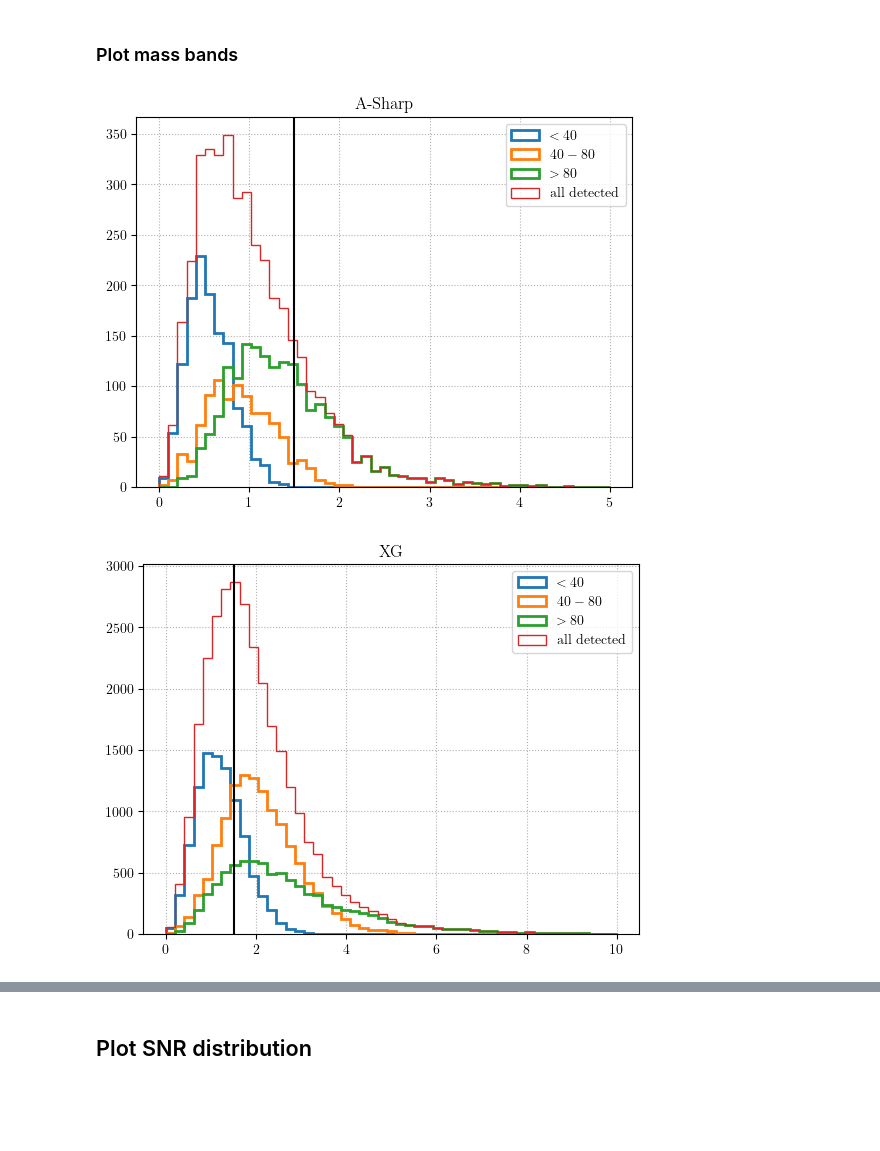
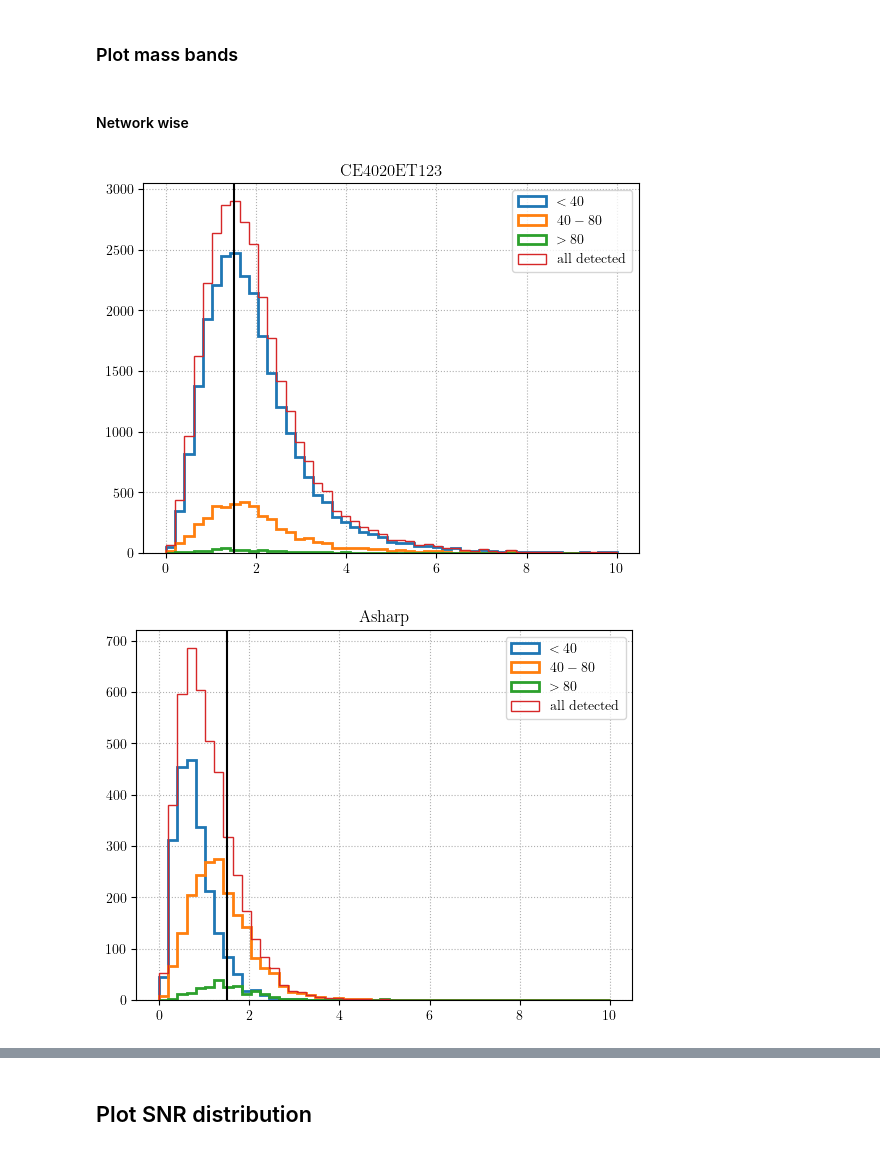
Before and after one commit to divyajyoti09/next_gen_detect, a Jupyter notebook: A-sharp_z_peak_mapping/Paper1_plots_extra.ipynb, the cells around one changed output, grey strips where cells are left out. Saved outputs shown, nothing was run; the diff lists cells and outputs as text; code cells hidden in the pictures; blank space fills up the shorter version.

```diff
--- a/A-sharp_z_peak_mapping/Paper1_plots_extra.ipynb
+++ b/A-sharp_z_peak_mapping/Paper1_plots_extra.ipynb
@@ -106,7 +106,14 @@ plot_labels = {'CE4020ET123':'XG',
                'O5c': 'O5c',
                'MD': 'MD',
                'MDhigh': 'MD\\textsubscript{high}',
-               'MDlow': 'MD\\textsubscript{low}'}
+               'MDlow': 'MD\\textsubscript{low}',
+               'total': 'All',
+               'below_40': '$M < 40$',
+               '40-80': '$40 < M < 80$',
+               'above_80': '$M > 80$',
+               '<40': '$M < 40$',
+               '40-80': '$40 < M < 80$',
+               '>80': '$M > 80$'}
 # %%
 true_params = {'MD':{'gamma':1.8032, 'kappa':5.3023, 'z_peak':1.8362},
                'MDhigh':{'gamma':1.7982, 'kappa':5.3226, 'z_peak':2.4199},
@@ -114,10 +121,10 @@ true_params = {'MD':{'gamma':1.8032, 'kappa':5.3023, 'z_peak':1.8362},
 for MDmodel in true_params.keys():
     true_params[MDmodel]['z_peak_new'] = z_peak_new(**true_params[MDmodel])
 # %%
-gwpop_run_strs = {'MD':{'CE4020ET123':{'total':'run22',
-                                       'below_40':'run08',
-                                       '40-80':'run06',
-                                       'above_80':'run09'},
+gwpop_run_strs = {'MD':{'CE4020ET123':{'total':'run25',
+                                       'below_40':'run11',
+                                       '40-80':'run09',
+                                       'above_80':'run10'},
                         'Asharp':{'total':'run17',
                                   'below_40':'run06',
                                   '40-80':'run05',
@@ -264,9 +271,9 @@ def load_snrs(h5file, load_keys):
                 ret_dict[key] = f['results'][key][()]
     return(pd.DataFrame(ret_dict))
 # %%
-input_pop_snrs = map_nested_dict(input_pop_files, load_snrs, ['redshift', 'mtotal'])
+input_pop_snrs = map_nested_dict(input_pop_files, load_snrs, ['redshift', 'mtotal', 'srcmtotal'])
 o5_snrs_file = os.path.join(project_dir, 'SNR_output_files_XPHM', 'BBH',
                             'LHI_O5c_SNR_2_pop_PLP_spin_prec_fref_10_z_MD_zmax_10_lmrd_22_365_days_corrected_td_SNR_data.h5')
-input_pop_snrs['MD']['O5c'] = {'total':load_snrs(o5_snrs_file, ['redshift', 'mtotal'])}
+input_pop_snrs['MD']['O5c'] = {'total':load_snrs(o5_snrs_file, ['redshift', 'mtotal', 'srcmtotal'])}
 input_pop_snrs['MD']['O5c']['total']
 # %% [output]
@@ -533,22 +542,27 @@ for pop_type, Asharp_binlim in zip(input_pop_snrs.keys(), [5.5, 6, 5]):
 ### Plot mass bands
 # %%
 mass_ranges = ['<40', '40-80', '>80']
-for netw in netws:
-    input_pop_snrs[netw]['detected_mass_bands'] = {}
+for netw in input_pop_snrs['MD'].keys():
+    input_pop_snrs['MD'][netw]['detected_mass_bands'] = {}
+    input_pop_snrs['MD'][netw]['total_mass_bands'] = {}
     for m_range in mass_ranges:
-        m_bool_slice = slice_mtotal_pop(input_pop_snrs[netw]['detected']['mtotal'], m_range)
-        input_pop_snrs[netw]['detected_mass_bands'][m_range] = input_pop_snrs[netw]['detected'][m_bool_slice]
+        m_bool_slice = slice_mtotal_pop(input_pop_snrs['MD'][netw]['detected']['srcmtotal'], m_range)
+        m_bool_slice_total = slice_mtotal_pop(input_pop_snrs['MD'][netw]['total']['srcmtotal'], m_range)
+        input_pop_snrs['MD'][netw]['detected_mass_bands'][m_range] = input_pop_snrs['MD'][netw]['detected'][m_bool_slice]
+        input_pop_snrs['MD'][netw]['total_mass_bands'][m_range] = input_pop_snrs['MD'][netw]['total'][m_bool_slice_total]
+# %% [markdown]
+#### Network wise
 # %%
-for netw, z_max in zip(netws, [5, 10]):
-    bins = np.linspace(0, z_max, 50)
+for netw in input_pop_snrs['MD'].keys():
+    bins = np.linspace(0, 10, 50)
     plt.figure()
     for m_range in mass_ranges:
-        plt.hist(input_pop_snrs[netw]['detected_mass_bands'][m_range]['redshift'], label=rf'${m_range}$', histtype=u'step', bins=bins, lw=2)
-    plt.hist(input_pop_snrs[netw]['detected']['redshift'], label='all detected', bins=bins, histtype=u'step')
+        plt.hist(input_pop_snrs['MD'][netw]['detected_mass_bands'][m_range]['redshift'], label=rf'${m_range}$', histtype=u'step', bins=bins, lw=2)
+    plt.hist(input_pop_snrs['MD'][netw]['detected']['redshift'], label='all detected', bins=bins, histtype=u'step')
     plt.legend()
     plt.grid(ls=':')
     plt.title(netw)
     plt.axvline(1.5, c='k')
 # %% [output]
-[figure, old version]
+[figure, new version]
-[figure, old version]
+[figure, new version]
```
Also changed, not shown: parts of 24 cells of this notebook, 6 other files.
